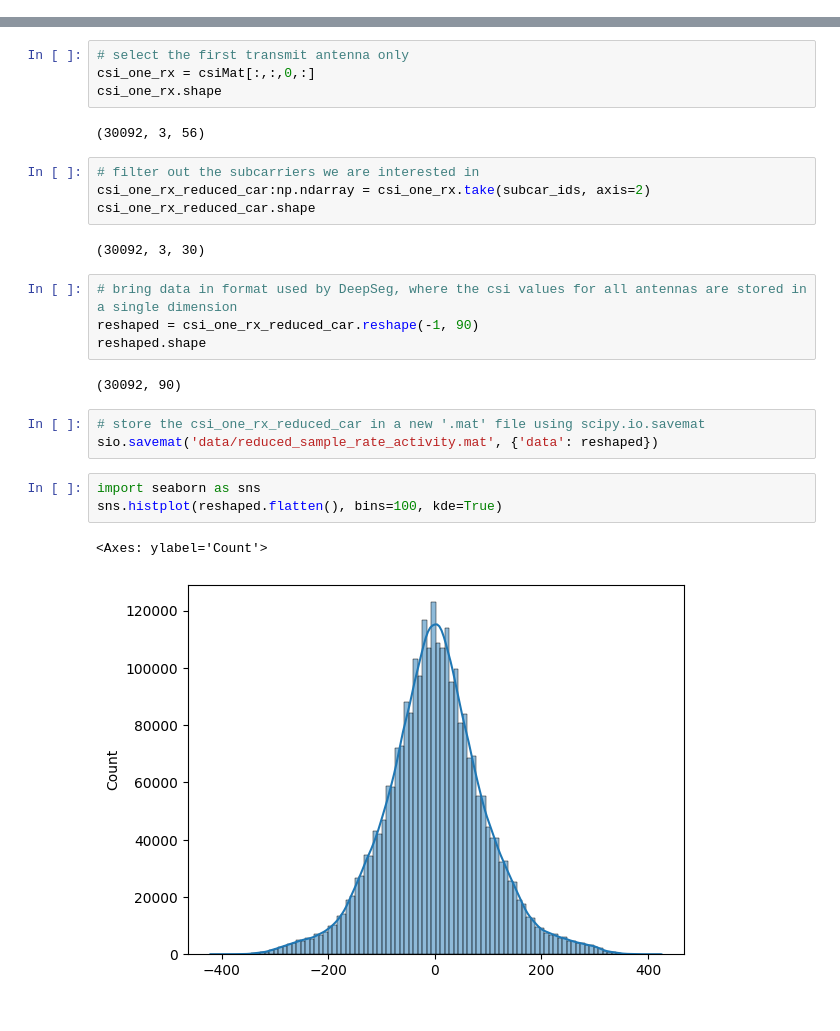
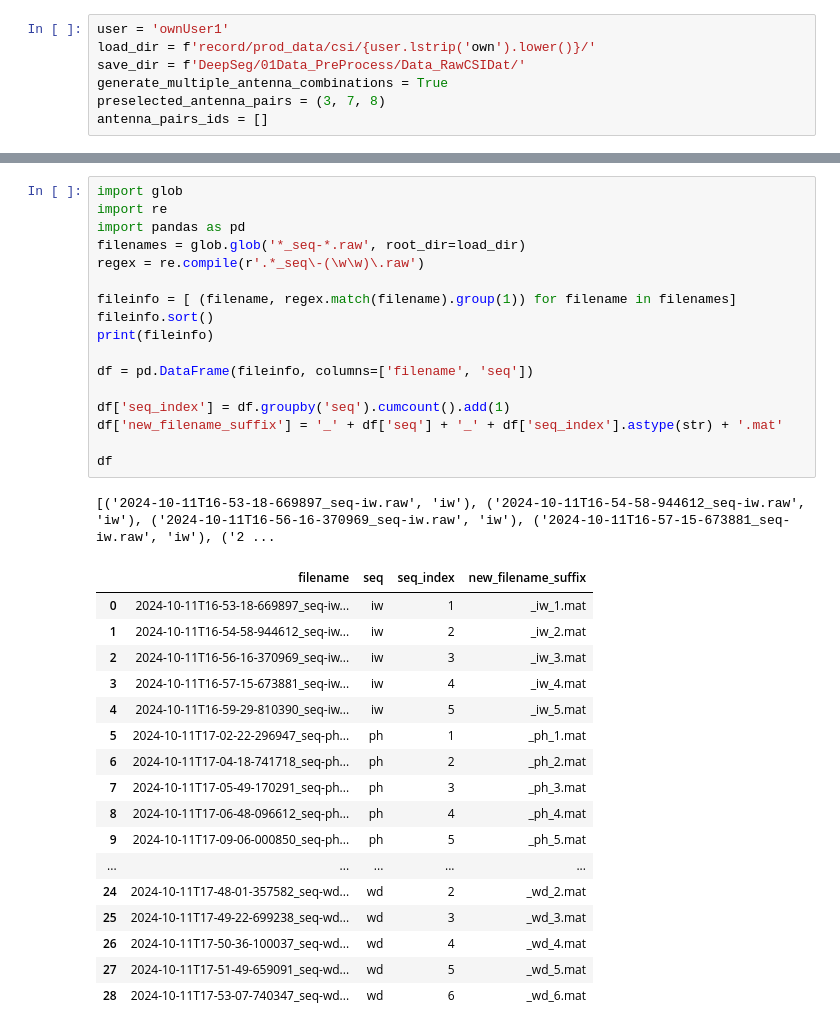
Before and after one commit to FelixDobler/BachelorThesis-WiFi-Sensing-Segmentation, a Jupyter notebook: adjustFormatToDeepSeg.ipynb, the cells around one changed output, grey strips where cells are left out. Saved outputs shown, nothing was run; the diff lists cells and outputs as text.

```diff
--- a/adjustFormatToDeepSeg.ipynb
+++ b/adjustFormatToDeepSeg.ipynb
@@ -26,0 +8,7 @@ csiMat = records[1]
+# %%
+user = 'ownUser1'
+load_dir = f'record/prod_data/csi/{user.lstrip('own').lower()}/'
+save_dir = f'DeepSeg/01Data_PreProcess/Data_RawCSIDat/'
+generate_multiple_antenna_combinations = True
+preselected_antenna_pairs = (3, 7, 8)
+antenna_pairs_ids = []
@@ -54,27 +38,36 @@ csiMat.shape
-# %%
-# select the first transmit antenna only
-csi_one_rx = csiMat[:,:,0,:]
-csi_one_rx.shape
-# %% [output]
-(30092, 3, 56)
-# %%
-# filter out the subcarriers we are interested in
-csi_one_rx_reduced_car:np.ndarray = csi_one_rx.take(subcar_ids, axis=2)
-csi_one_rx_reduced_car.shape
-# %% [output]
-(30092, 3, 30)
-# %%
-# bring data in format used by DeepSeg, where the csi values for all antennas are stored in a single dimension
-reshaped = csi_one_rx_reduced_car.reshape(-1, 90)
-reshaped.shape
-# %% [output]
-(30092, 90)
-# %%
-# store the csi_one_rx_reduced_car in a new '.mat' file using scipy.io.savemat
-sio.savemat('data/reduced_sample_rate_activity.mat', {'data': reshaped})
-# %%
-import seaborn as sns
-sns.histplot(reshaped.flatten(), bins=100, kde=True)
-# %% [output]
-<Axes: ylabel='Count'>
-[figure, removed]
+# %%
+import glob
+import re
+import pandas as pd
+filenames = glob.glob('*_seq-*.raw', root_dir=load_dir)
+regex = re.compile(r'.*_seq\-(\w\w)\.raw')
+
+fileinfo = [ (filename, regex.match(filename).group(1)) for filename in filenames]
+fileinfo.sort()
+print(fileinfo)
+
+df = pd.DataFrame(fileinfo, columns=['filename', 'seq'])
+
+df['seq_index'] = df.groupby('seq').cumcount().add(1)
+df['new_filename_suffix'] = '_' + df['seq'] + '_' + df['seq_index'].astype(str) + '.mat'
+
+df
+# %% [output]
+[('2024-10-11T16-53-18-669897_seq-iw.raw', 'iw'), ('2024-10-11T16-54-58-944612_seq-iw.raw', 'iw'), ('2024-10-11T16-56-16-370969_seq-iw.raw', 'iw'), ('2024-10-11T16-57-15-673881_seq-iw.raw', 'iw'), ('2 ...
+|  | filename | seq | seq_index | new_filename_suffix |
+| 0 | 2024-10-11T16-53-18-669897_seq-iw... | iw | 1 | _iw_1.mat |
+| 1 | 2024-10-11T16-54-58-944612_seq-iw... | iw | 2 | _iw_2.mat |
+| 2 | 2024-10-11T16-56-16-370969_seq-iw... | iw | 3 | _iw_3.mat |
+| 3 | 2024-10-11T16-57-15-673881_seq-iw... | iw | 4 | _iw_4.mat |
+| 4 | 2024-10-11T16-59-29-810390_seq-iw... | iw | 5 | _iw_5.mat |
+| 5 | 2024-10-11T17-02-22-296947_seq-ph... | ph | 1 | _ph_1.mat |
+| 6 | 2024-10-11T17-04-18-741718_seq-ph... | ph | 2 | _ph_2.mat |
+| 7 | 2024-10-11T17-05-49-170291_seq-ph... | ph | 3 | _ph_3.mat |
+| 8 | 2024-10-11T17-06-48-096612_seq-ph... | ph | 4 | _ph_4.mat |
+| 9 | 2024-10-11T17-09-06-000850_seq-ph... | ph | 5 | _ph_5.mat |
+| ... | ... | ... | ... | ... |
+| 24 | 2024-10-11T17-48-01-357582_seq-wd... | wd | 2 | _wd_2.mat |
+| 25 | 2024-10-11T17-49-22-699238_seq-wd... | wd | 3 | _wd_3.mat |
+| 26 | 2024-10-11T17-50-36-100037_seq-wd... | wd | 4 | _wd_4.mat |
+| 27 | 2024-10-11T17-51-49-659091_seq-wd... | wd | 5 | _wd_5.mat |
+| 28 | 2024-10-11T17-53-07-740347_seq-wd... | wd | 6 | _wd_6.mat |
```
Also changed, not shown: parts of 11 cells of this notebook, 29 other files.
